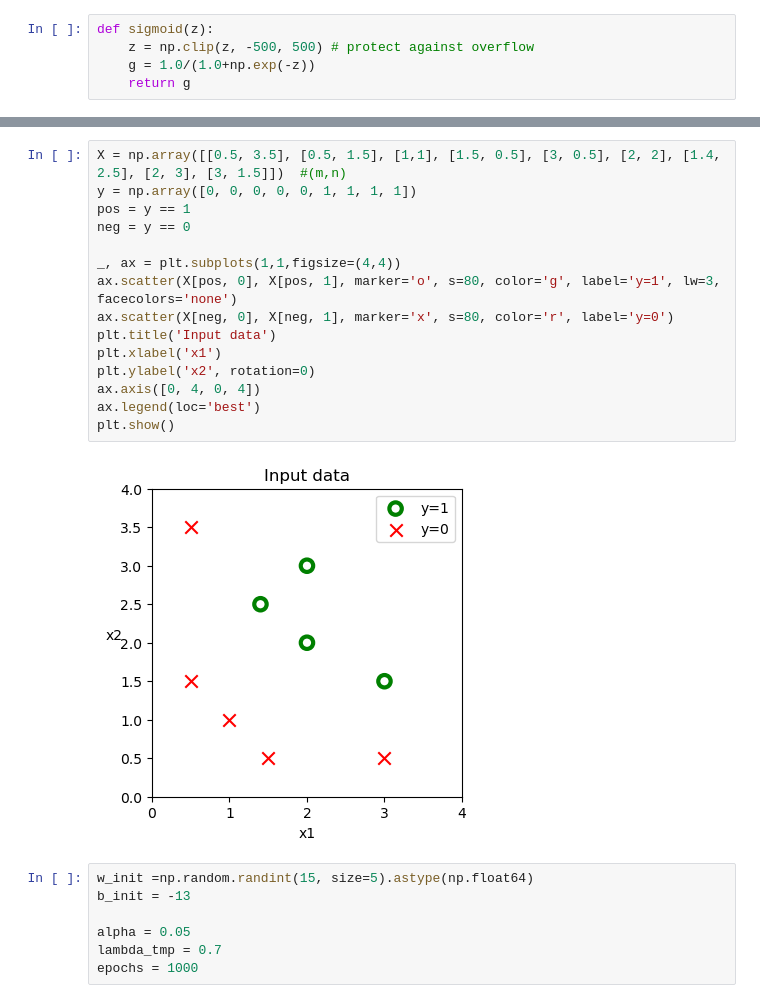
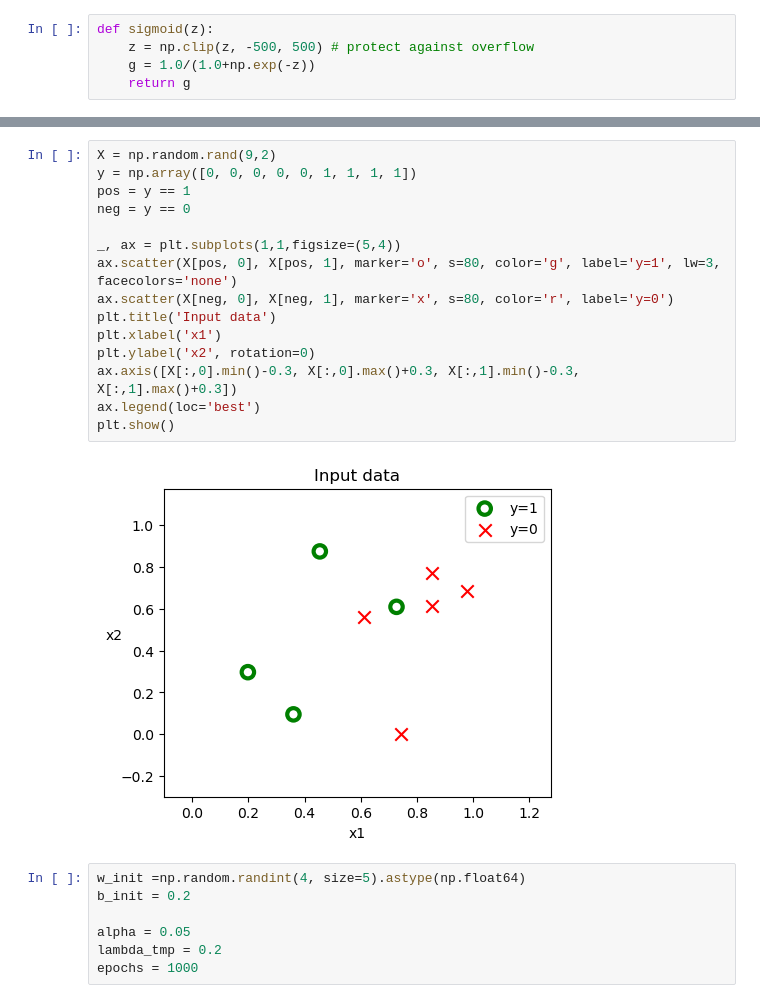
Before and after one commit to peterbaksa/MachineLearning, a Jupyter notebook: 03_Classification/01_logistic_regression/03_regularization_of_logistic_regression.ipynb, the cells around one changed output, grey strips where cells are left out. Saved outputs shown, nothing was run; the diff lists cells and outputs as text.

Commit message:
Updated model regularized logistic regression to generate random model parameters

```diff
--- a/03_Classification/01_logistic_regression/03_regularization_of_logistic_regression.ipynb
+++ b/03_Classification/01_logistic_regression/03_regularization_of_logistic_regression.ipynb
@@ -75,28 +84,28 @@ def compute_grad(X, y, w, b, lambda_=0):
 
     return dj_dw, dj_db
 # %%
-X = np.array([[0.5, 3.5], [0.5, 1.5], [1,1], [1.5, 0.5], [3, 0.5], [2, 2], [1.4, 2.5], [2, 3], [3, 1.5]])  #(m,n)
+X = np.random.rand(9,2)
 y = np.array([0, 0, 0, 0, 0, 1, 1, 1, 1])
 pos = y == 1
 neg = y == 0
 
-_, ax = plt.subplots(1,1,figsize=(4,4))
+_, ax = plt.subplots(1,1,figsize=(5,4))
 ax.scatter(X[pos, 0], X[pos, 1], marker='o', s=80, color='g', label='y=1', lw=3, facecolors='none')
 ax.scatter(X[neg, 0], X[neg, 1], marker='x', s=80, color='r', label='y=0')
 plt.title('Input data')
 plt.xlabel('x1')
 plt.ylabel('x2', rotation=0)
-ax.axis([0, 4, 0, 4])
+ax.axis([X[:,0].min()-0.3, X[:,0].max()+0.3, X[:,1].min()-0.3, X[:,1].max()+0.3])
 ax.legend(loc='best')
 plt.show()
 # %% [output]
-[figure, old version]
+[figure, new version]
 # %%
-w_init =np.random.randint(15, size=5).astype(np.float64)
-b_init = -13
+w_init =np.random.randint(4, size=5).astype(np.float64)
+b_init = 0.2
 
 alpha = 0.05
-lambda_tmp = 0.7
+lambda_tmp = 0.2
 epochs = 1000
 # %%
 cost_history = []
```
Also changed, not shown: parts of 7 cells of this notebook.
